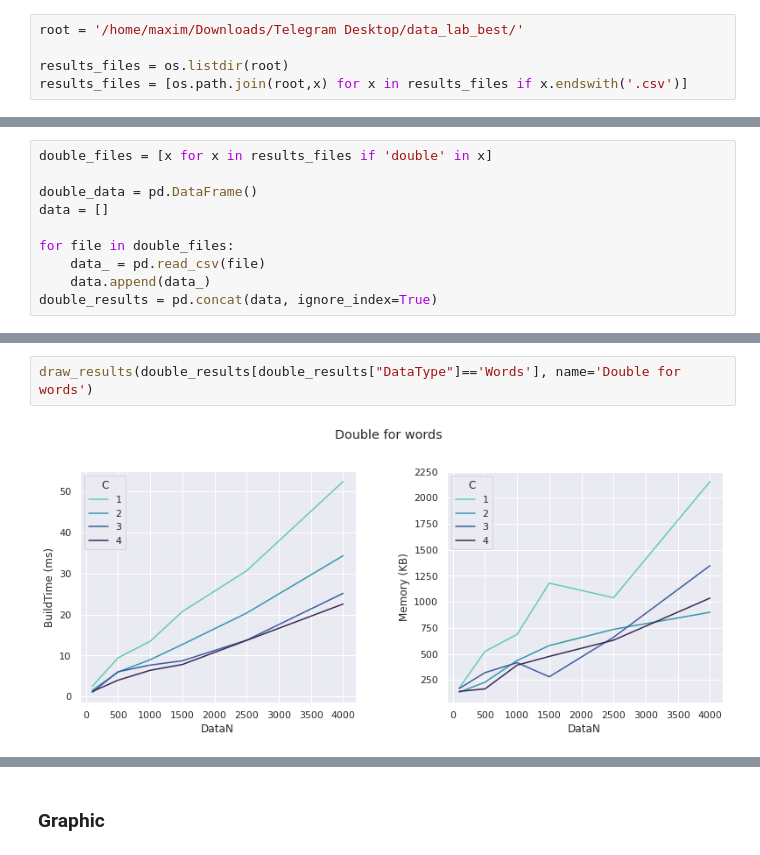
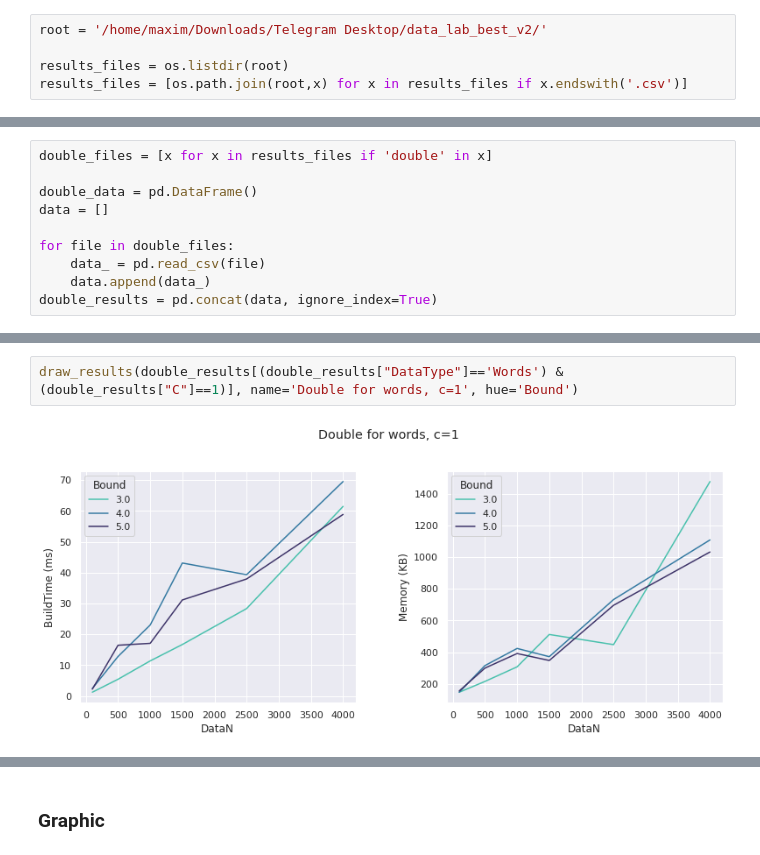
Before and after one commit to kislN/PerfectHashing, a Jupyter notebook: report.ipynb, the cells around one changed output, grey strips where cells are left out. Saved outputs shown, nothing was run; the diff lists cells and outputs as text.

Commit message:
fixed Double hashing

```diff
--- a/report.ipynb
+++ b/report.ipynb
@@ -10,7 +10,7 @@ import matplotlib.pyplot as plt
 import seaborn as sns
 sns.set(style="darkgrid")
 # %%
-root = '/home/maxim/Downloads/Telegram Desktop/data_lab_best/'
+root = '/home/maxim/Downloads/Telegram Desktop/data_lab_best_v2/'
 
 results_files = os.listdir(root)
 results_files = [os.path.join(root,x) for x in results_files if x.endswith('.csv')]
@@ -88,4 +104,4 @@ draw_results(double_results[double_results["DataType"]=='Numbers'], name='Double
 # %%
-draw_results(double_results[double_results["DataType"]=='Words'], name='Double for words')
+draw_results(double_results[(double_results["DataType"]=='Words') & (double_results["C"]==1)], name='Double for words, c=1', hue='Bound')
 # %% [output]
-[figure, old version]
+[figure, new version]
```
Also changed, not shown: parts of 23 cells of this notebook, 58 other files.
